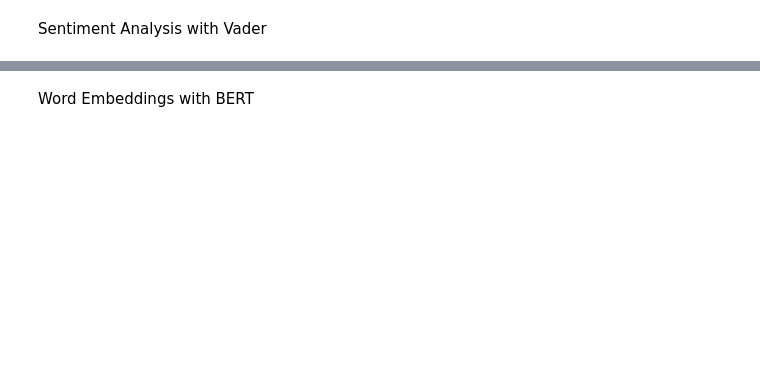
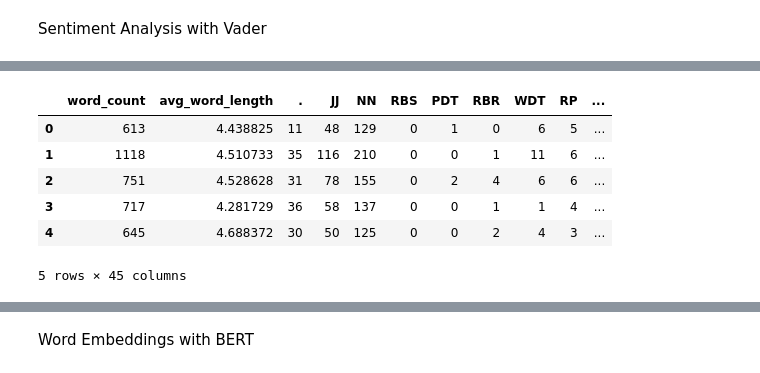
Before and after one commit to gyanigk/ML-HW4, a Jupyter notebook: language_features.ipynb, the cells around one changed output, grey strips where cells are left out. Cells and saved outputs as stored; diff of their text form; code cells hidden in the pictures; blank space fills up the shorter version.

```diff
--- a/language_features.ipynb
+++ b/language_features.ipynb
@@ -252,0 +348,20 @@ Name: sentiment, dtype: object
+# %%
+# Expand the sentiment scores into separate columns
+sentiment_df = features['sentiment'].apply(pd.Series)
+
+# Add the sentiment columns back to the main feature DataFrame
+features = pd.concat([features, sentiment_df], axis=1)
+
+# Drop the original dictionary column if no longer needed
+features.drop('sentiment', axis=1, inplace=True)
+
+# Display the updated feature DataFrame
+features.head()
+# %% [output]
+|  | word_count | avg_word_length | . | JJ | NN | RBS | PDT | RBR | WDT | RP | ... |
+| 0 | 613 | 4.438825 | 11 | 48 | 129 | 0 | 1 | 0 | 6 | 5 | ... |
+| 1 | 1118 | 4.510733 | 35 | 116 | 210 | 0 | 0 | 1 | 11 | 6 | ... |
+| 2 | 751 | 4.528628 | 31 | 78 | 155 | 0 | 2 | 4 | 6 | 6 | ... |
+| 3 | 717 | 4.281729 | 36 | 58 | 137 | 0 | 0 | 1 | 1 | 4 | ... |
+| 4 | 645 | 4.688372 | 30 | 50 | 125 | 0 | 0 | 2 | 4 | 3 | ... |
+5 rows × 45 columns
```
Also changed, not shown: parts of 29 cells of this notebook.
